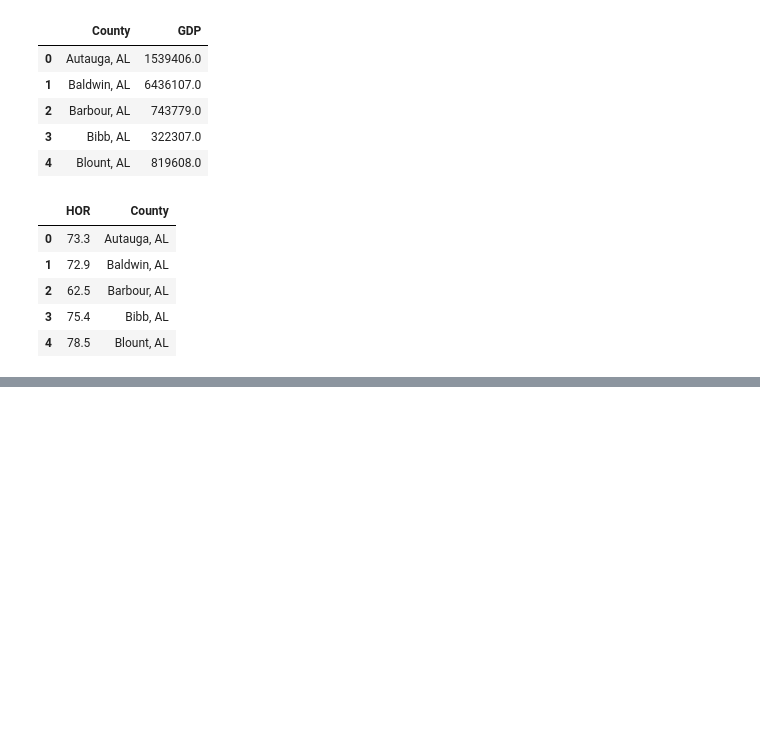
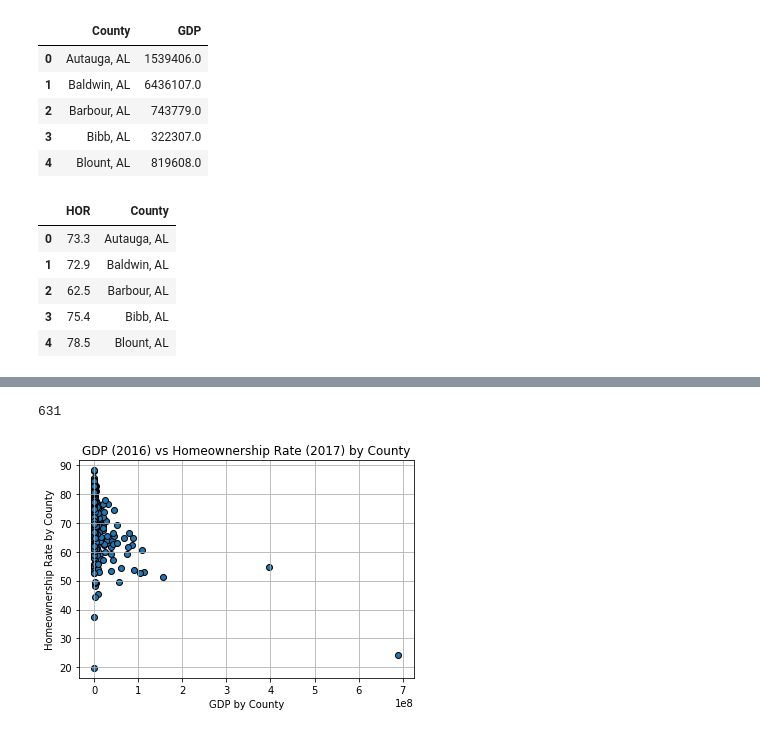
Before and after one commit to natashacrosby/Project_1, a Jupyter notebook: GDP_Analysis.ipynb, the cells around one changed output, grey strips where cells are left out. Saved outputs shown, nothing was run; the diff lists cells and outputs as text; code cells hidden in the pictures; blank space fills up the shorter version.

```diff
--- a/GDP_Analysis.ipynb
+++ b/GDP_Analysis.ipynb
@@ -51,0 +54,13 @@ GDP_analysis.head()
+# %%
+len(GDP_analysis)
+# %% [output]
+631
+# %%
+plt.scatter(GDP_analysis["GDP"], GDP_analysis["HOR"], marker="o", edgecolor='black')
+plt.title("GDP (2016) vs Homeownership Rate (2017) by County")
+plt.ylabel("Homeownership Rate by County")
+plt.xlabel("GDP by County")
+plt.grid(True)
+plt.savefig('Pictures/GDP_scatter.png')
+# %% [output]
+[figure, added]
```
Also changed, not shown: parts of 6 cells of this notebook, 8 other files.
